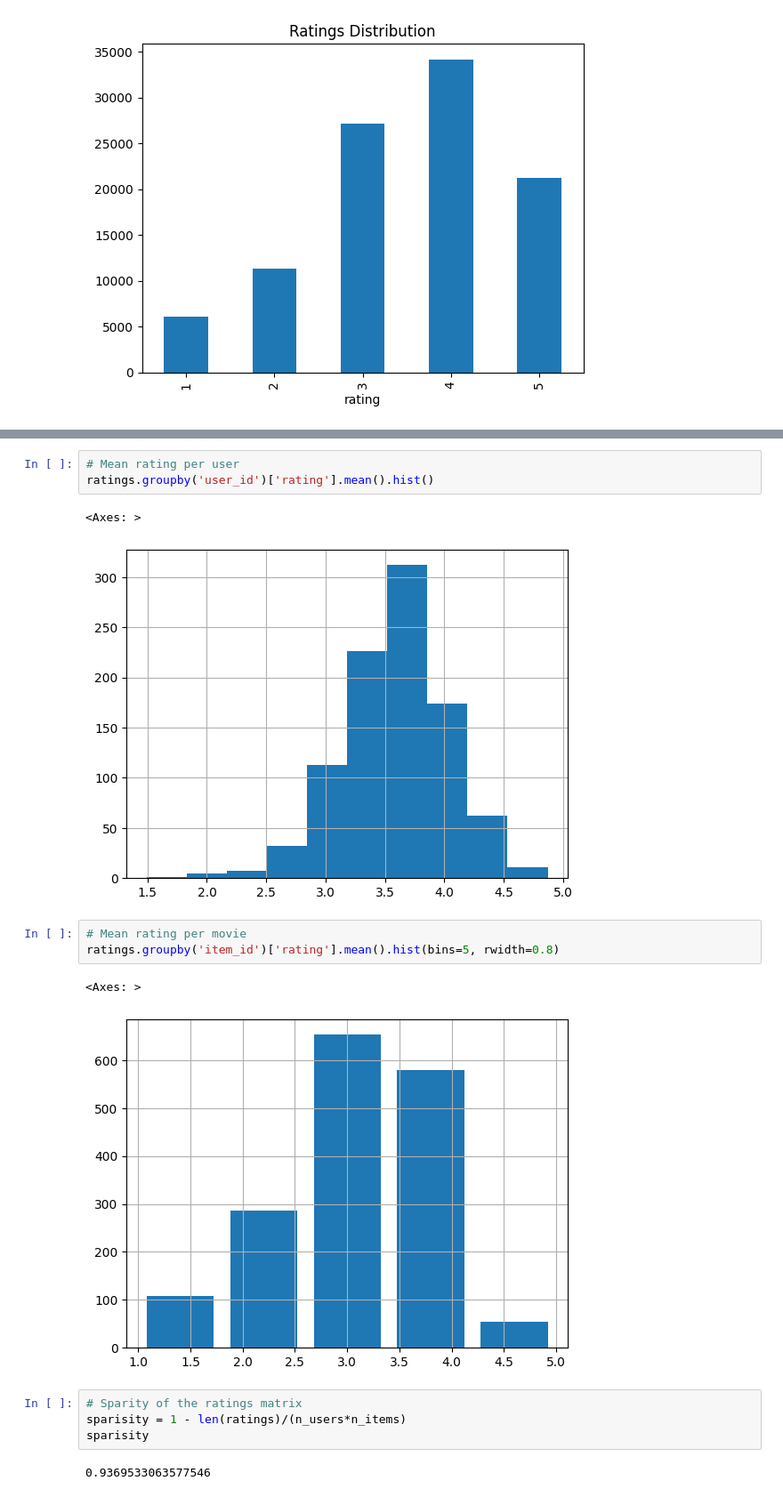
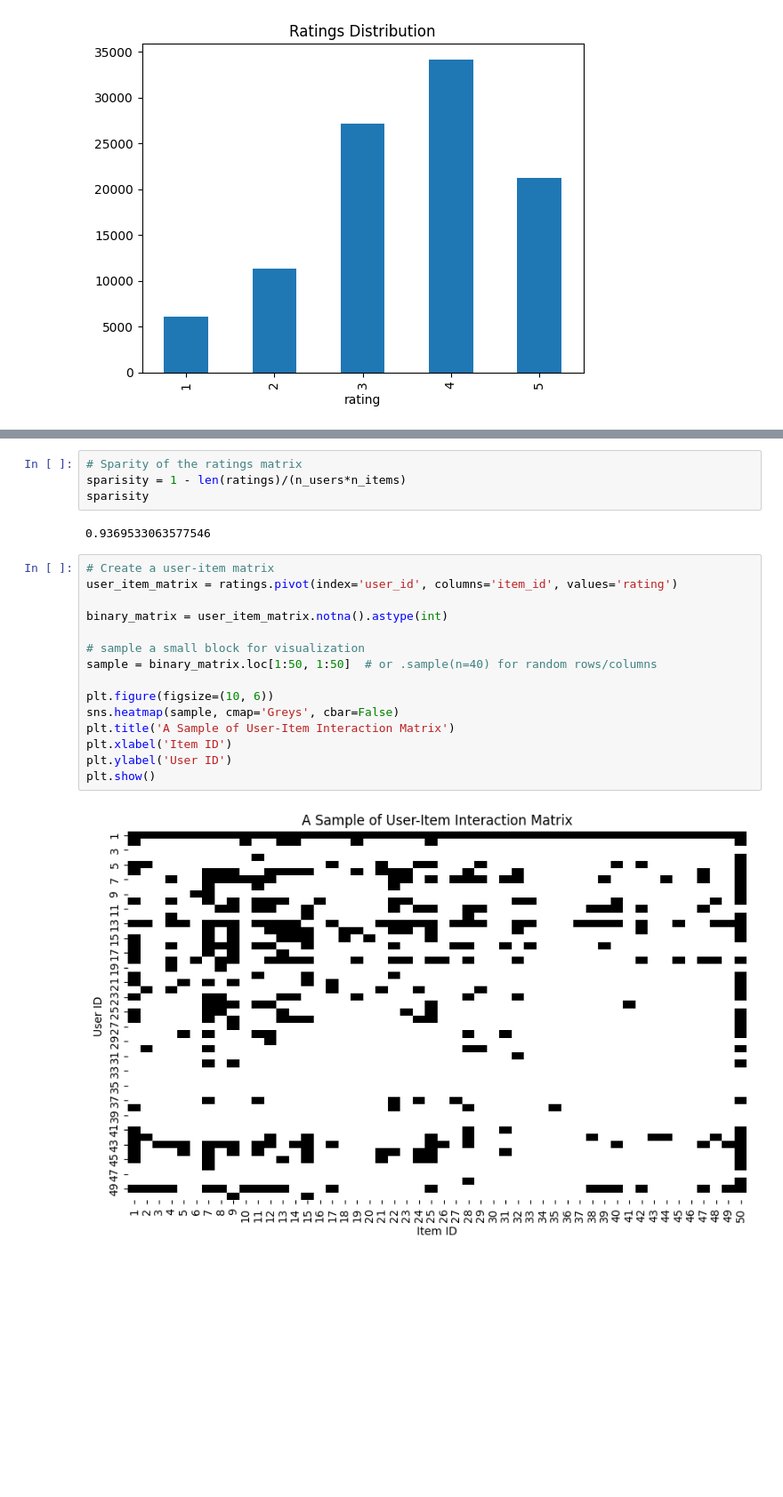
Before and after one commit to tinta2510/Recommendation-System-for-MovieLens, a Jupyter notebook: src/data_exploration.ipynb, the cells around one changed output, grey strips where cells are left out. Shown at 89% size. Drawn from its saved outputs; the diff is of its cells as text; blank space fills up the shorter version.

```diff
--- a/src/data_exploration.ipynb
+++ b/src/data_exploration.ipynb
@@ -56,18 +47,23 @@ ratings['rating'].hist(bins=5, rwidth=0.8)
-# %%
-# Mean rating per user
-ratings.groupby('user_id')['rating'].mean().hist()
-# %% [output]
-<Axes: >
-[figure, removed]
-# %%
-# Mean rating per movie
-ratings.groupby('item_id')['rating'].mean().hist(bins=5, rwidth=0.8)
-# %% [output]
-<Axes: >
-[figure, removed]
 # %%
 # Sparity of the ratings matrix
 sparisity = 1 - len(ratings)/(n_users*n_items)
 sparisity
 # %% [output]
 0.9369533063577546
+# %%
+# Create a user-item matrix
+user_item_matrix = ratings.pivot(index='user_id', columns='item_id', values='rating')
+
+binary_matrix = user_item_matrix.notna().astype(int)
+
+# sample a small block for visualization
+sample = binary_matrix.loc[1:50, 1:50]  # or .sample(n=40) for random rows/columns
+
+plt.figure(figsize=(10, 6))
+sns.heatmap(sample, cmap='Greys', cbar=False)
+plt.title('A Sample of User-Item Interaction Matrix')
+plt.xlabel('Item ID')
+plt.ylabel('User ID')
+plt.show()
+# %% [output]
+[figure, added]
```
Also changed, not shown: parts of 18 cells of this notebook, 5 other files.
